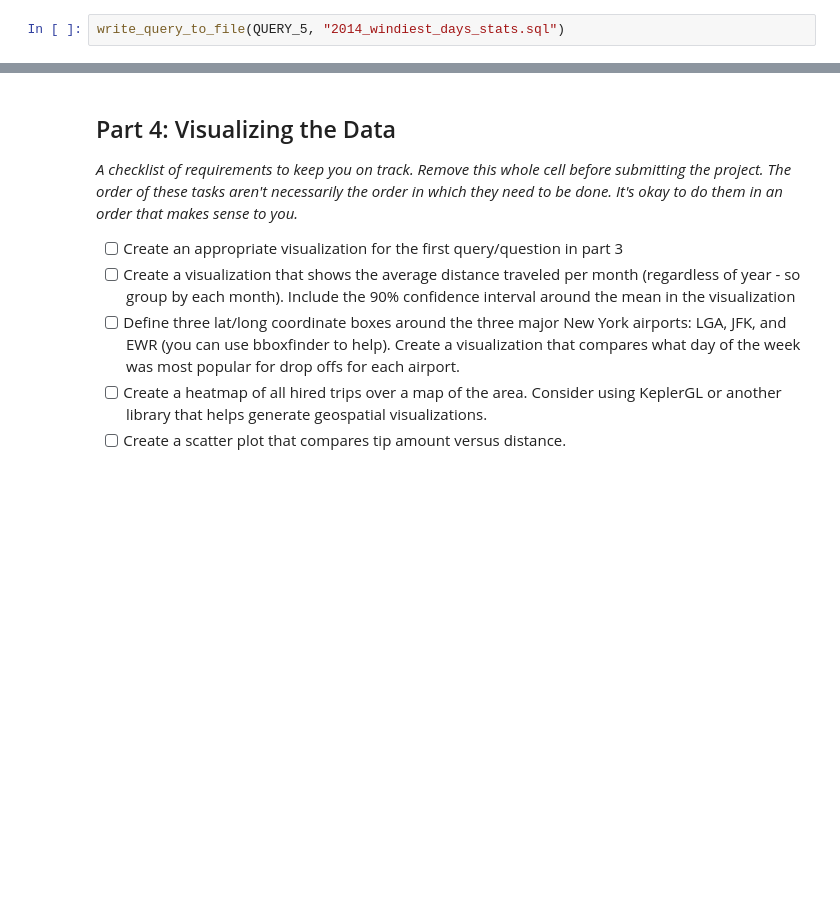
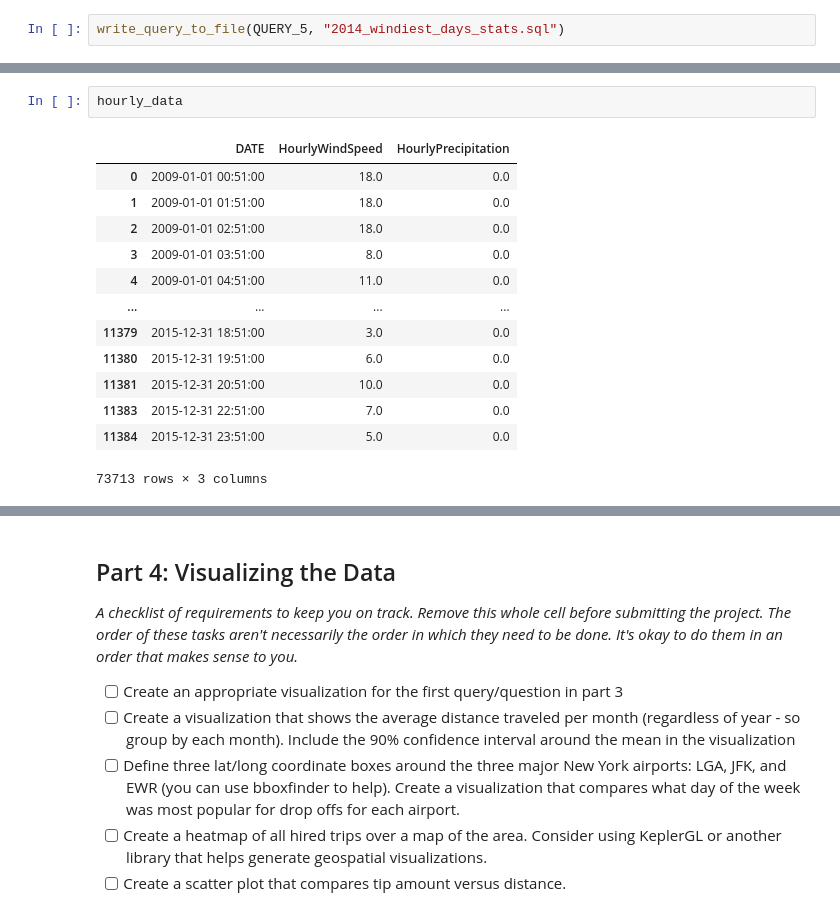
Before and after one commit to qixuan-jin/Clashes-between-Uber-and-Yellow-Taxi-IEOR4501, a Jupyter notebook: Project Scaffolding (1)(1).ipynb, the cells around one changed output, grey strips where cells are left out. Cells and saved outputs as stored; diff of their text form; blank space fills up the shorter version.

```diff
--- a/Project Scaffolding (1)(1).ipynb
+++ b/Project Scaffolding (1)(1).ipynb
@@ -850,0 +875,16 @@ write_query_to_file(QUERY_5, "2014_windiest_days_stats.sql")
+# %%
+hourly_data
+# %% [output]
+|  | DATE | HourlyWindSpeed | HourlyPrecipitation |
+| 0 | 2009-01-01 00:51:00 | 18.0 | 0.0 |
+| 1 | 2009-01-01 01:51:00 | 18.0 | 0.0 |
+| 2 | 2009-01-01 02:51:00 | 18.0 | 0.0 |
+| 3 | 2009-01-01 03:51:00 | 8.0 | 0.0 |
+| 4 | 2009-01-01 04:51:00 | 11.0 | 0.0 |
+| ... | ... | ... | ... |
+| 11379 | 2015-12-31 18:51:00 | 3.0 | 0.0 |
+| 11380 | 2015-12-31 19:51:00 | 6.0 | 0.0 |
+| 11381 | 2015-12-31 20:51:00 | 10.0 | 0.0 |
+| 11383 | 2015-12-31 22:51:00 | 7.0 | 0.0 |
+| 11384 | 2015-12-31 23:51:00 | 5.0 | 0.0 |
+73713 rows × 3 columns
```
Also changed, not shown: parts of 9 cells of this notebook.
